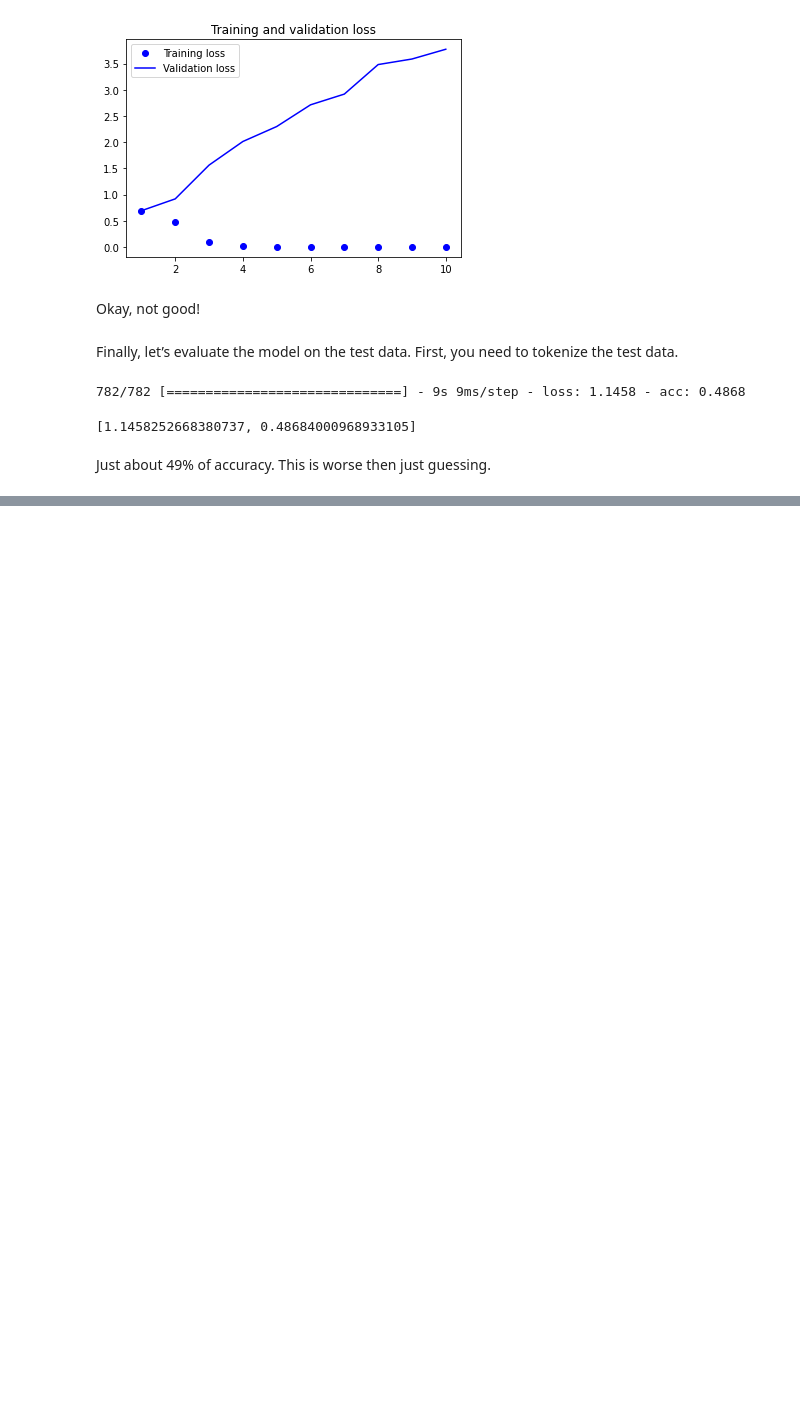
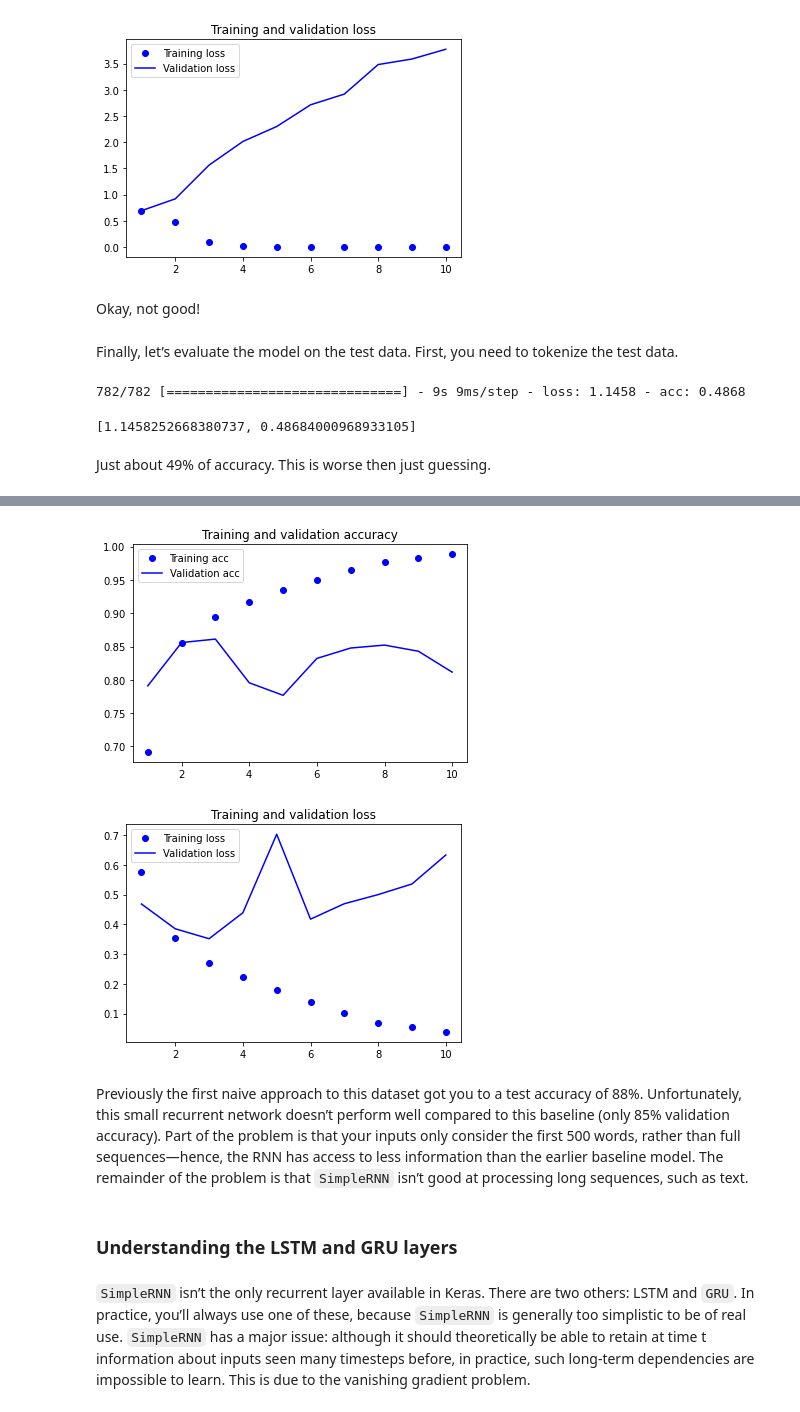
Before and after one commit to Hari31416/Data-Sciences, a Jupyter notebook: Notes/Deep Learning by François Chollet/Deep learning for text and sequences.ipynb, the cells around one changed output, grey strips where cells are left out. Saved outputs shown, nothing was run; the diff lists cells and outputs as text; code cells hidden in the pictures; blank space fills up the shorter version.

```diff
--- a/Notes/Deep Learning by François Chollet/Deep learning for text and sequences.ipynb
+++ b/Notes/Deep Learning by François Chollet/Deep learning for text and sequences.ipynb
@@ -793,0 +980,14 @@ Just about 49% of accuracy. This is worse then just guessing.
+# %%
+from keras.layers import Dense
+
+model = Sequential()
+model.add(Embedding(max_features, 32))
+model.add(SimpleRNN(32))
+model.add(Dense(1, activation='sigmoid'))
+
+model.compile(optimizer='rmsprop', loss='binary_crossentropy', metrics=['acc'])
+
+history = model.fit(input_train, y_train,
+    epochs=10,
+    batch_size=128,
+    validation_split=0.2)
@@ -793,0 +1015,35 @@ Just about 49% of accuracy. This is worse then just guessing.
+# %%
+import matplotlib.pyplot as plt
+acc = history.history['acc']
+val_acc = history.history['val_acc']
+loss = history.history['loss']
+val_loss = history.history['val_loss']
+epochs = range(1, len(acc) + 1)
+plt.plot(epochs, acc, 'bo', label='Training acc')
+plt.plot(epochs, val_acc, 'b', label='Validation acc')
+plt.title('Training and validation accuracy')
+plt.legend()
+plt.figure()
+plt.plot(epochs, loss, 'bo', label='Training loss')
+plt.plot(epochs, val_loss, 'b', label='Validation loss')
+plt.title('Training and validation loss')
+plt.legend()
+plt.show()
+# %% [output]
+[figure, added]
+[figure, added]
+# %% [markdown]
+Previously the first naive approach to this dataset got you to a test
+accuracy of 88%. Unfortunately, this small recurrent network doesn’t perform well
+compared to this baseline (only 85% validation accuracy). Part of the problem is that
+your inputs only consider the first 500 words, rather than full sequences—hence, the
+RNN has access to less information than the earlier baseline model. The remainder of
+the problem is that `SimpleRNN` isn’t good at processing long sequences, such as text.
+# %% [markdown]
+### Understanding the LSTM and GRU layers
+# %% [markdown]
+`SimpleRNN` isn’t the only recurrent layer available in Keras. There are two others: LSTM
+and `GRU`. In practice, you’ll always use one of these, because `SimpleRNN` is generally too
+simplistic to be of real use. `SimpleRNN` has a major issue: although it should theoretically
+be able to retain at time t information about inputs seen many timesteps before, in
+practice, such long-term dependencies are impossible to learn. This is due to the vanishing gradient problem.
```
Also changed, not shown: parts of 24 cells of this notebook, 2 other files.
